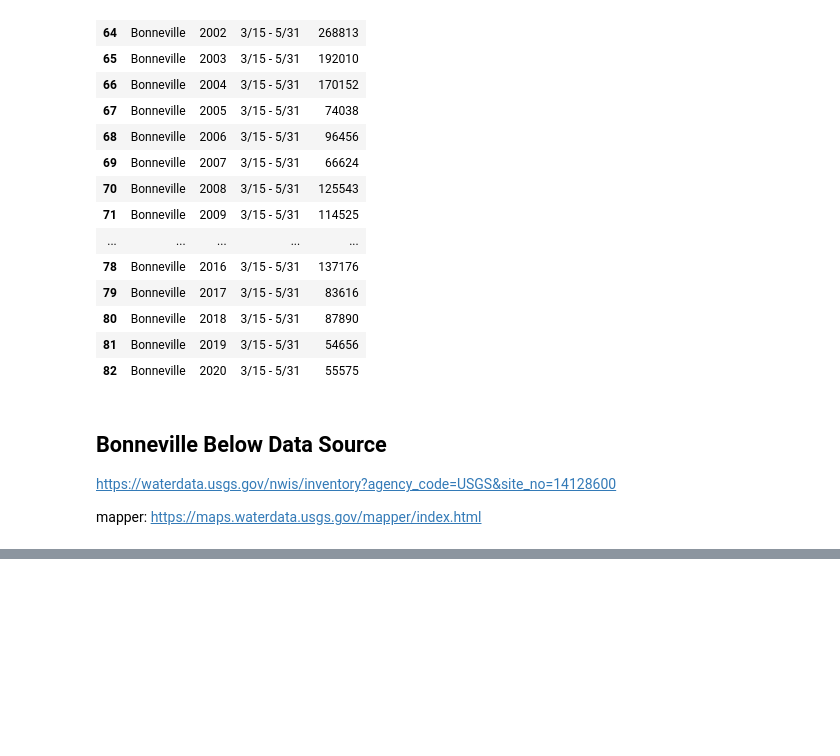
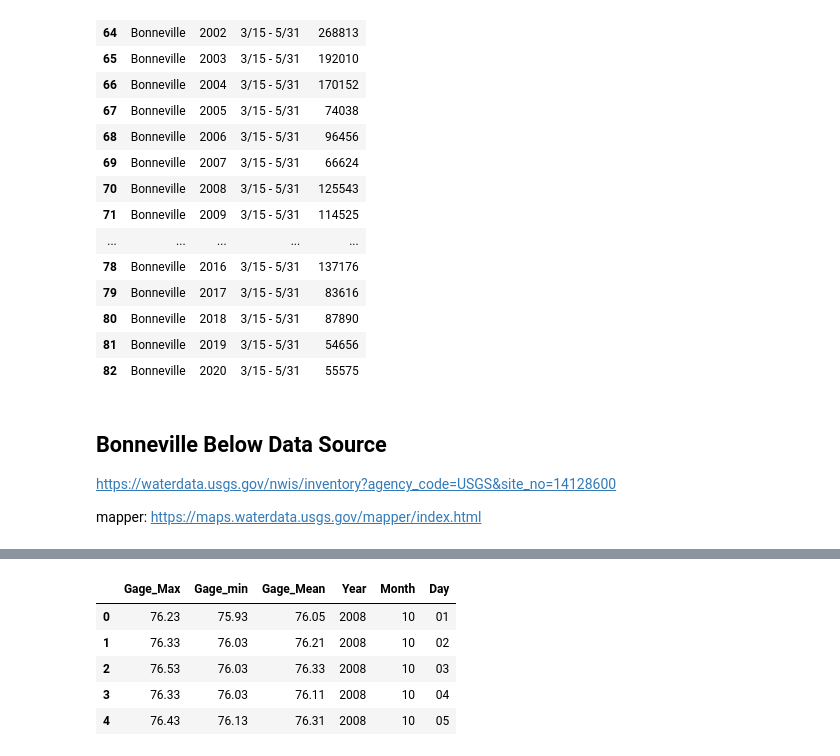
Before and after one commit to jayhjman/bootcamp-project1, a Jupyter notebook: Above-Bonneville-Visual.ipynb, the cells around one changed output, grey strips where cells are left out. Drawn from its saved outputs; the diff is of its cells as text; code cells hidden in the pictures; blank space fills up the shorter version.

```diff
--- a/Above-Bonneville-Visual.ipynb
+++ b/Above-Bonneville-Visual.ipynb
@@ -74,0 +95,5 @@ Columbia_bonne_below_df
+# %%
+#Get rid of columns you don't need
+cbs_reduce_df = cbs_clean_df.drop(columns=['agency_cd', 'site_no', 'Status_Gage_Max', 'Status_gage_min', 'Status_Gage_Mean'])
+cbs_reduce_df = cbs_reduce_df.reset_index(drop=True)
+cbs_reduce_df.head()
@@ -74,0 +107,13 @@ Columbia_bonne_below_df
+# %%
+#Split the data into three columns
+cbs_reduce_df[['Year','Month','Day']] = cbs_reduce_df['datetime'].str.split('-', expand=True)
+cbs_reduce_df = cbs_reduce_df.drop(columns=['datetime'])
+cbs_reduce_df = cbs_reduce_df.reset_index(drop=True)
+cbs_reduce_df.head()
+# %% [output]
+|  | Gage_Max | Gage_min | Gage_Mean | Year | Month | Day |
+| 0 | 76.23 | 75.93 | 76.05 | 2008 | 10 | 01 |
+| 1 | 76.33 | 76.03 | 76.21 | 2008 | 10 | 02 |
+| 2 | 76.53 | 76.03 | 76.33 | 2008 | 10 | 03 |
+| 3 | 76.33 | 76.03 | 76.11 | 2008 | 10 | 04 |
+| 4 | 76.43 | 76.13 | 76.31 | 2008 | 10 | 05 |
```
Also changed, not shown: parts of 8 cells of this notebook.
